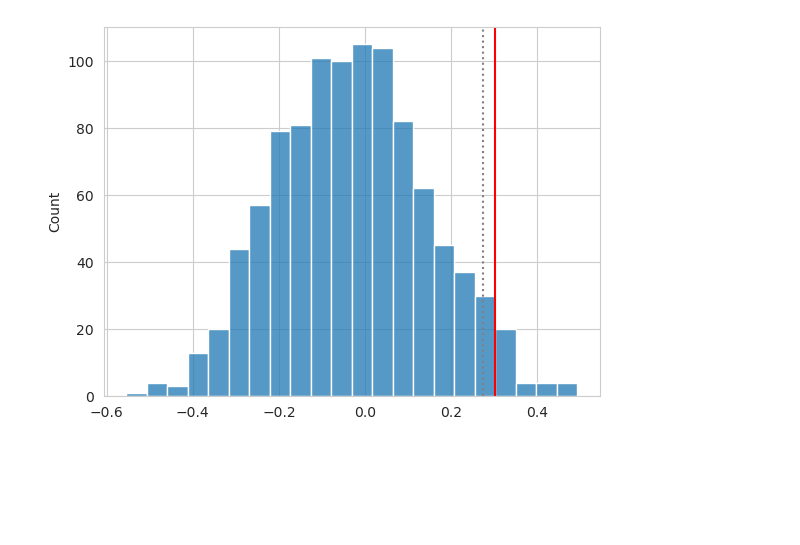
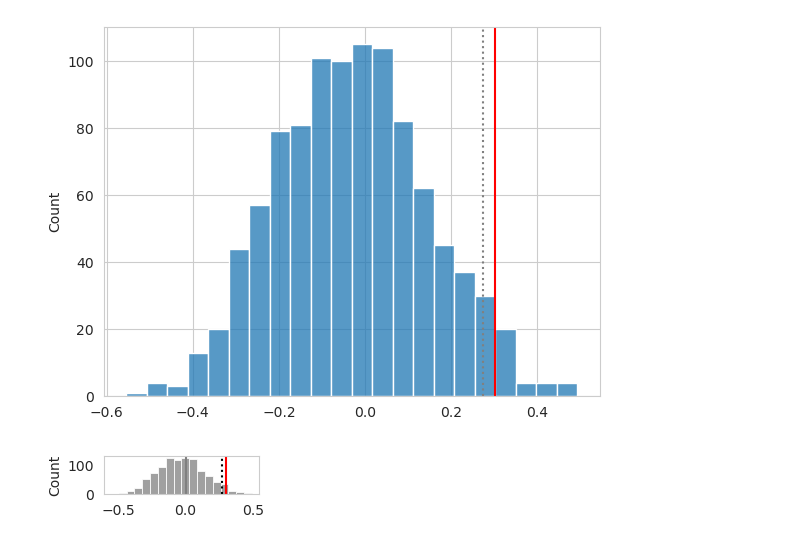
Before and after one commit to pni-lab/connattractor, a Jupyter notebook: notebooks/abide_analysis.ipynb, the cells around one changed output. Drawn from its saved outputs; the diff is of its cells as text; code cells hidden in the pictures; blank space fills up the shorter version.

```diff
--- a/notebooks/abide_analysis.ipynb
+++ b/notebooks/abide_analysis.ipynb
@@ -416,3 +417,13 @@ print('p = ', np.sum(corrs>true_corr)/len(corrs))
 Threshold: 0.2728008917122064
 p =  0.033
 [figure]
+# %%
+fig, ax = plt.subplots(figsize=(2, 0.5))
+sns.histplot(corrs, color='gray', bins=18, ax=ax)
+plt.axvline(0, color='gray')
+plt.axvline(fwer_threshold, color='black', linestyle=':')
+plt.axvline(true_corr, color='red')
+ax.grid(False)
+plt.savefig('../data_out/fig/hist_permtest_asd_sim.pdf')
+# %% [output]
+[figure, added]
```
Also changed, not shown: parts of 4 cells of this notebook, 31 other files.
